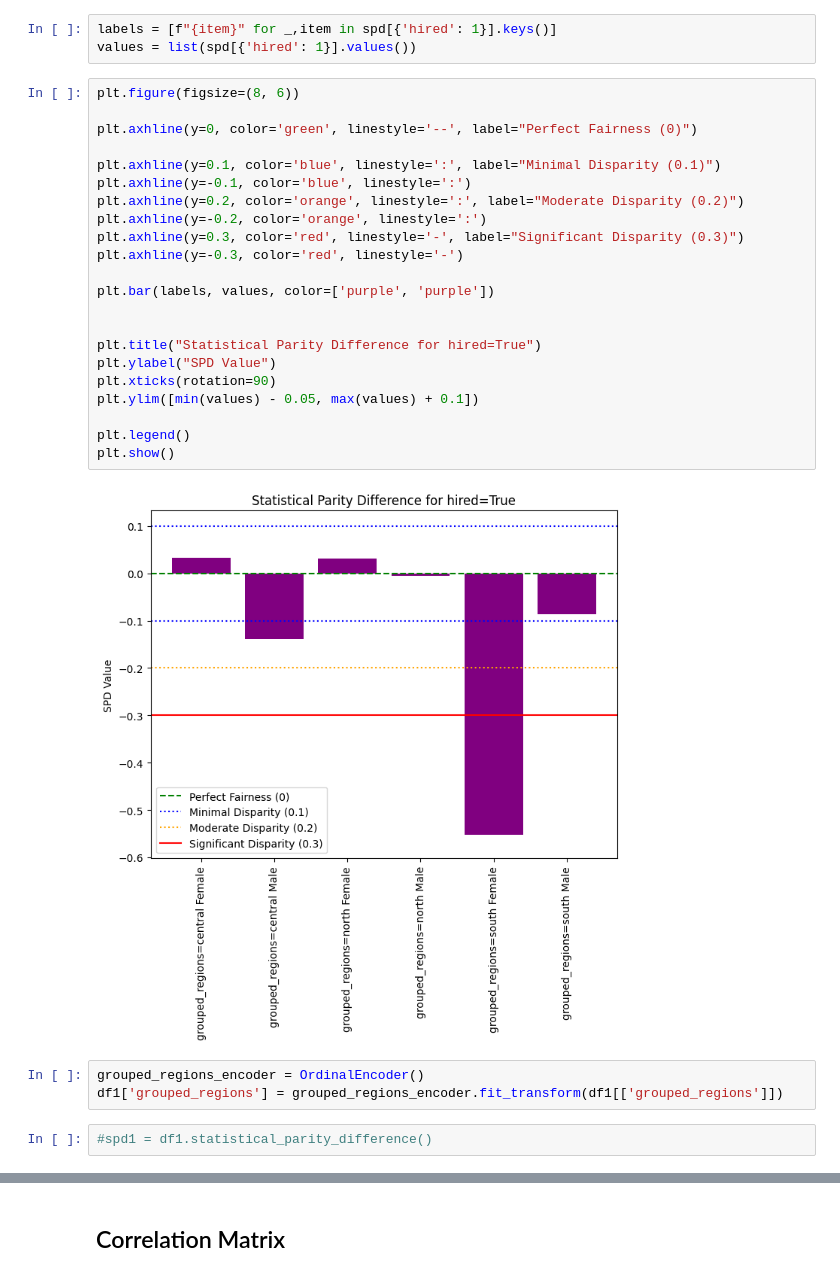
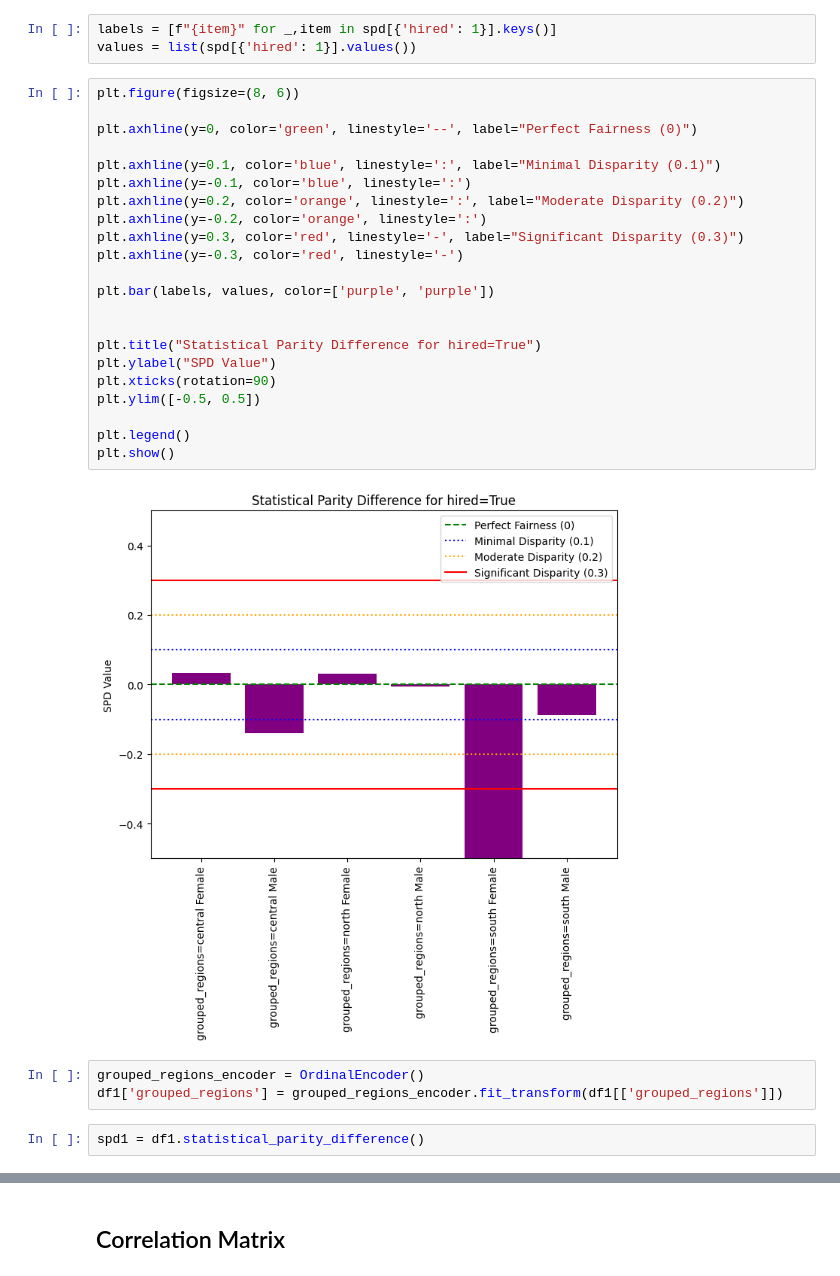
Before and after one commit to kor80/Fair-Candidate-Screening-System, a Jupyter notebook: main.ipynb, the cells around one changed output, grey strips where cells are left out. Saved outputs shown, nothing was run; the diff lists cells and outputs as text.

```diff
--- a/main.ipynb
+++ b/main.ipynb
@@ -713,30 +713,30 @@ values = list(spd[{'hired': 1}].values())
 # %%
 plt.figure(figsize=(8, 6))
 
 plt.axhline(y=0, color='green', linestyle='--', label="Perfect Fairness (0)")
 
 plt.axhline(y=0.1, color='blue', linestyle=':', label="Minimal Disparity (0.1)")
 plt.axhline(y=-0.1, color='blue', linestyle=':')
 plt.axhline(y=0.2, color='orange', linestyle=':', label="Moderate Disparity (0.2)")
 plt.axhline(y=-0.2, color='orange', linestyle=':')
 plt.axhline(y=0.3, color='red', linestyle='-', label="Significant Disparity (0.3)")
 plt.axhline(y=-0.3, color='red', linestyle='-')
 
 plt.bar(labels, values, color=['purple', 'purple'])
 
 
 plt.title("Statistical Parity Difference for hired=True")
 plt.ylabel("SPD Value")
 plt.xticks(rotation=90)
-plt.ylim([min(values) - 0.05, max(values) + 0.1])
+plt.ylim([-0.5, 0.5])
 
 plt.legend()
 plt.show()
 # %% [output]
-[figure, old version]
+[figure, new version]
 # %%
 grouped_regions_encoder = OrdinalEncoder()
 df1['grouped_regions'] = grouped_regions_encoder.fit_transform(df1[['grouped_regions']])
 # %%
-#spd1 = df1.statistical_parity_difference()
+spd1 = df1.statistical_parity_difference()
 # %%
```
Also changed, not shown: parts of 41 cells of this notebook.
